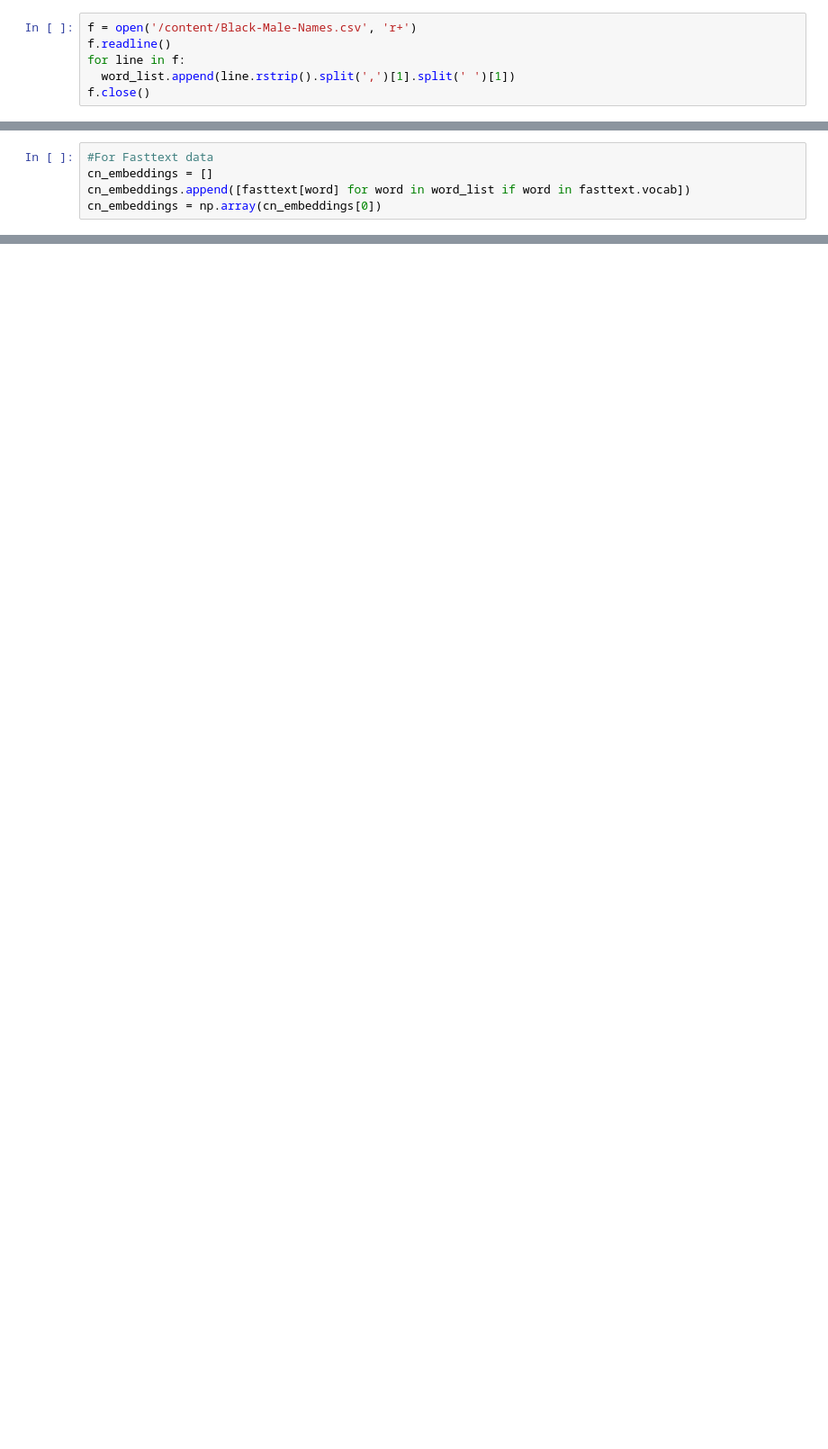
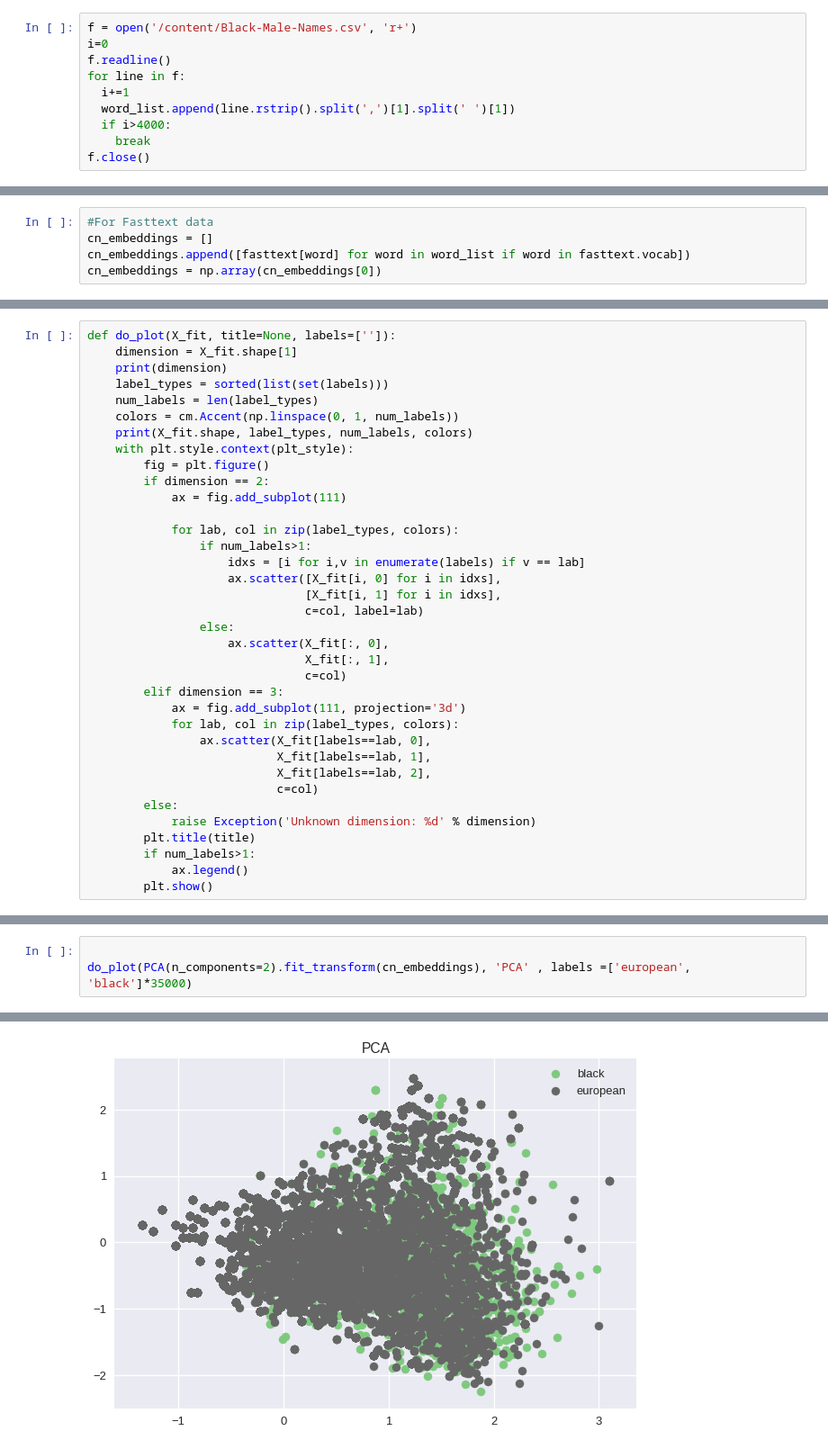
Before and after one commit to SebastianJia/NLP_research_Conceptor, a Jupyter notebook: EEC_with_CN.ipynb, the cells around one changed output, grey strips where cells are left out. Shown at 90% size. Cells and saved outputs as stored; diff of their text form; blank space fills up the shorter version.

```diff
--- a/EEC_with_CN.ipynb
+++ b/EEC_with_CN.ipynb
@@ -193,8 +201,12 @@ len(word_list)
 # %%
 f = open('/content/Black-Male-Names.csv', 'r+')
+i=0
 f.readline()
 for line in f:
+  i+=1
   word_list.append(line.rstrip().split(',')[1].split(' ')[1])
+  if i>4000:
+    break
 f.close()
 # %%
 len(word_list)
@@ -1048,0 +1026,36 @@ Ttest_relResult(statistic=5.408570671112199, pvalue=1.1814760544160276e-07) Ttes
+# %%
+def do_plot(X_fit, title=None, labels=['']):
+    dimension = X_fit.shape[1]
+    print(dimension)
+    label_types = sorted(list(set(labels)))
+    num_labels = len(label_types)
+    colors = cm.Accent(np.linspace(0, 1, num_labels))
+    print(X_fit.shape, label_types, num_labels, colors)
+    with plt.style.context(plt_style):
+        fig = plt.figure()
+        if dimension == 2:
+            ax = fig.add_subplot(111)
+
+            for lab, col in zip(label_types, colors):
+                if num_labels>1:
+                    idxs = [i for i,v in enumerate(labels) if v == lab]
+                    ax.scatter([X_fit[i, 0] for i in idxs],
+                               [X_fit[i, 1] for i in idxs],
+                               c=col, label=lab)
+                else:
+                    ax.scatter(X_fit[:, 0],
+                               X_fit[:, 1],
+                               c=col)
+        elif dimension == 3:
+            ax = fig.add_subplot(111, projection='3d')
+            for lab, col in zip(label_types, colors):
+                ax.scatter(X_fit[labels==lab, 0],
+                           X_fit[labels==lab, 1],
+                           X_fit[labels==lab, 2],
+                           c=col)
+        else:
+            raise Exception('Unknown dimension: %d' % dimension)
+        plt.title(title)
+        if num_labels>1:
+            ax.legend()
+        plt.show()
@@ -1048,0 +1081,4 @@ Ttest_relResult(statistic=5.408570671112199, pvalue=1.1814760544160276e-07) Ttes
+# %%
+
+do_plot(PCA(n_components=2).fit_transform(cn_embeddings), 'PCA' , labels =['european', 'black']*35000)
+# %% [output]
@@ -1048,0 +1090 @@ Ttest_relResult(statistic=5.408570671112199, pvalue=1.1814760544160276e-07) Ttes
+[figure, added]
```
Also changed, not shown: parts of 59 cells of this notebook.
